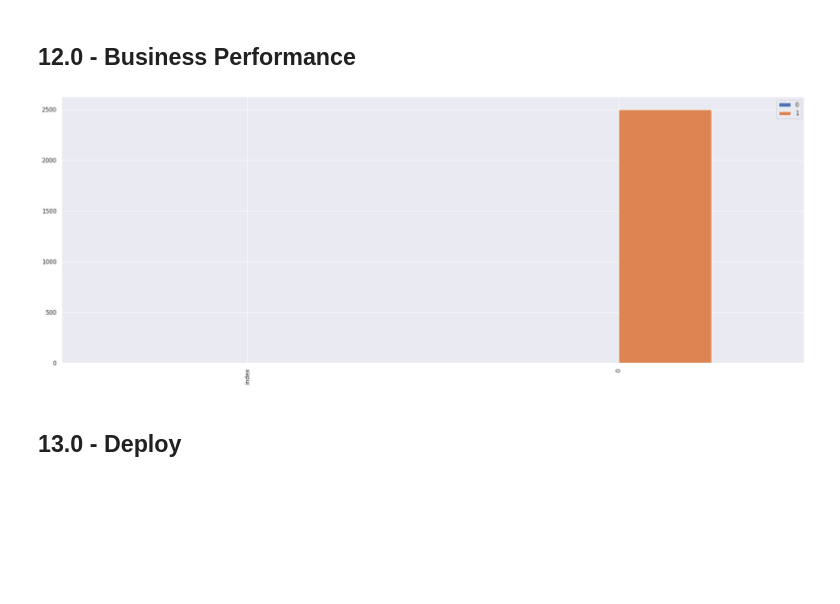
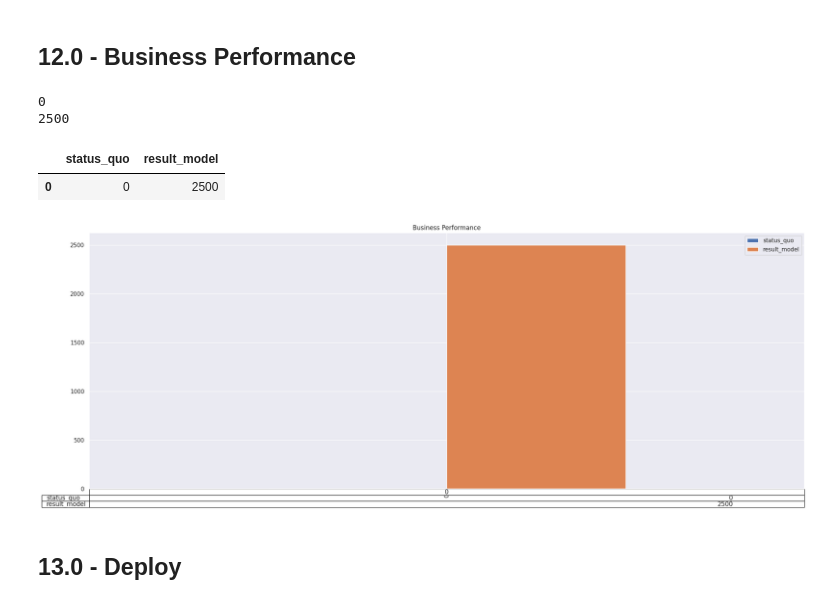
Before and after one commit to alessandra-barbosa/cardio_catch_disease, a Jupyter notebook: AB_cardio_catch_diseases_7.ipynb, the cells around one changed output. Saved outputs shown, nothing was run; the diff lists cells and outputs as text; code cells hidden in the pictures; blank space fills up the shorter version.

Commit message:
business performance

```diff
--- a/AB_cardio_catch_diseases_7.ipynb
+++ b/AB_cardio_catch_diseases_7.ipynb
@@ -1409,7 +1237,20 @@ standard = 0.006706
 percentual_future = (0.752+0.765)/2
 revenue_future = int((percentual_future - 0.50)/0.05) * 500
 result_model_future = revenue_future - cost_future
+# %%
+print(result_status_quo)
+print(result_model_future)
+# %% [output]
+0
+2500
 # %%
-pd.concat([pd.Series(result_status_quo), pd.Series(result_model_future)]).reset_index().T.plot(kind='bar');
+bp=pd.DataFrame(pd.concat([pd.Series(result_status_quo), pd.Series(result_model_future)])).T
+bp.columns=['status_quo','result_model']
+bp
 # %% [output]
-[figure, removed]
+|  | status_quo | result_model |
+| 0 | 0 | 2500 |
+# %%
+bp.plot(x=None, y=None,kind='bar', table=True,title='Business Performance');
+# %% [output]
+[figure, added]
```
Also changed, not shown: parts of 56 cells of this notebook.
